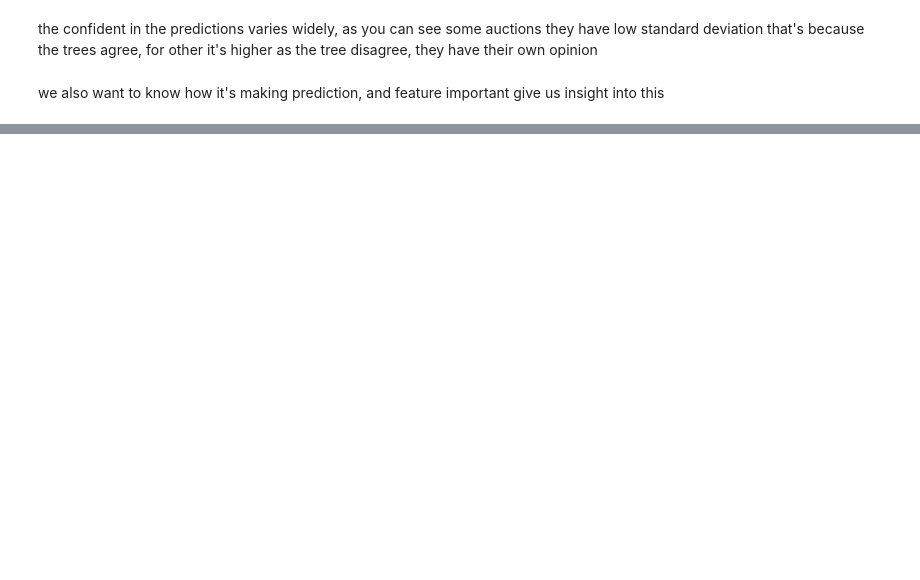
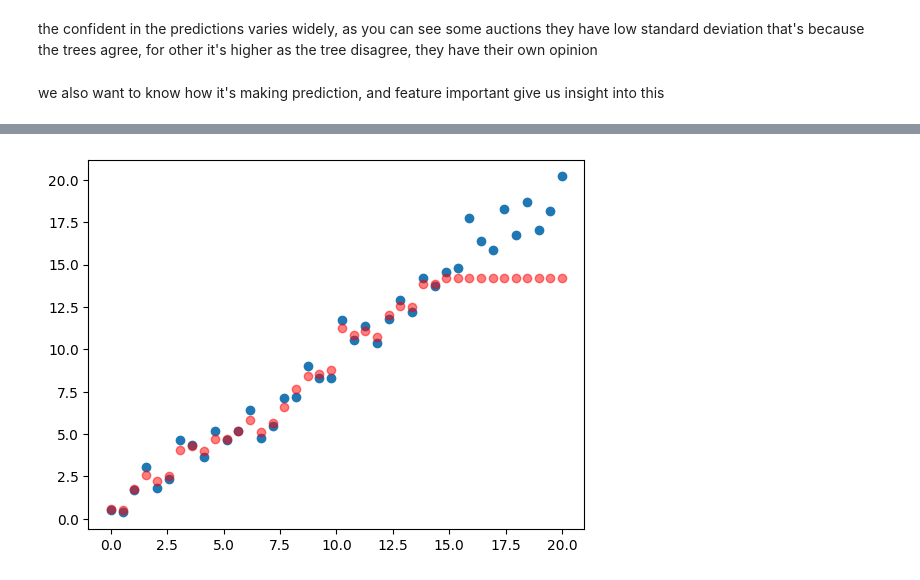
Before and after one commit to bhdai/bb_bulldozer, a Jupyter notebook: notebooks/bulldozer_model.ipynb, the cells around one changed output, grey strips where cells are left out. Cells and saved outputs as stored; diff of their text form; code cells hidden in the pictures; blank space fills up the shorter version.

```diff
--- a/notebooks/bulldozer_model.ipynb
+++ b/notebooks/bulldozer_model.ipynb
@@ -796,0 +869,5 @@ hc.dendrogram(z, labels=Xs_imp.columns, orientation='left', leaf_font_size=12);
+# %%
+plt.scatter(x_lin, y_lin);
+plt.scatter(x_lin, m_lin.predict(x_lin), color='red', alpha=0.5);
+# %% [output]
+[figure, added]
```
Also changed, not shown: parts of 70 cells of this notebook.
